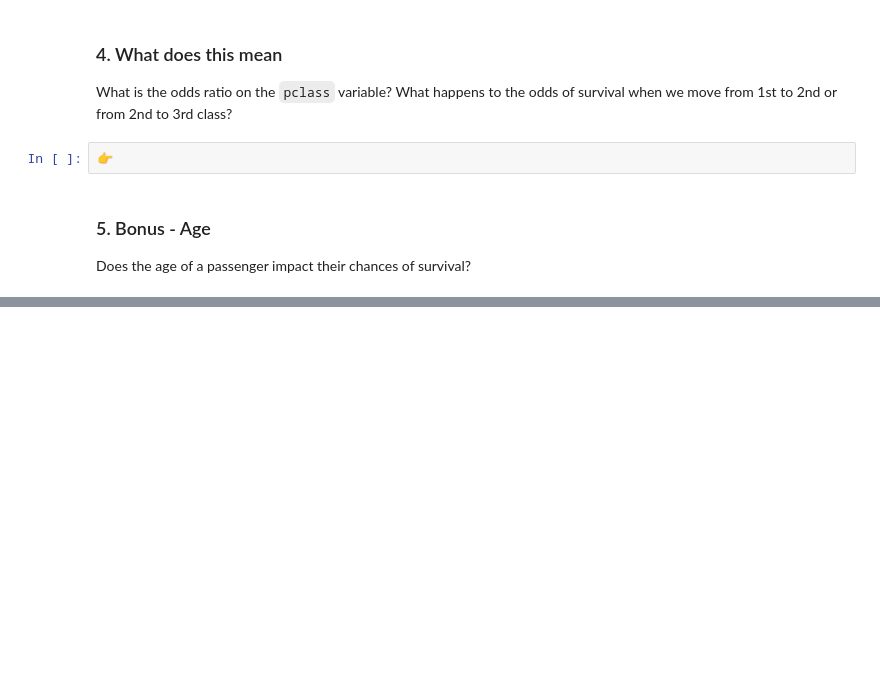
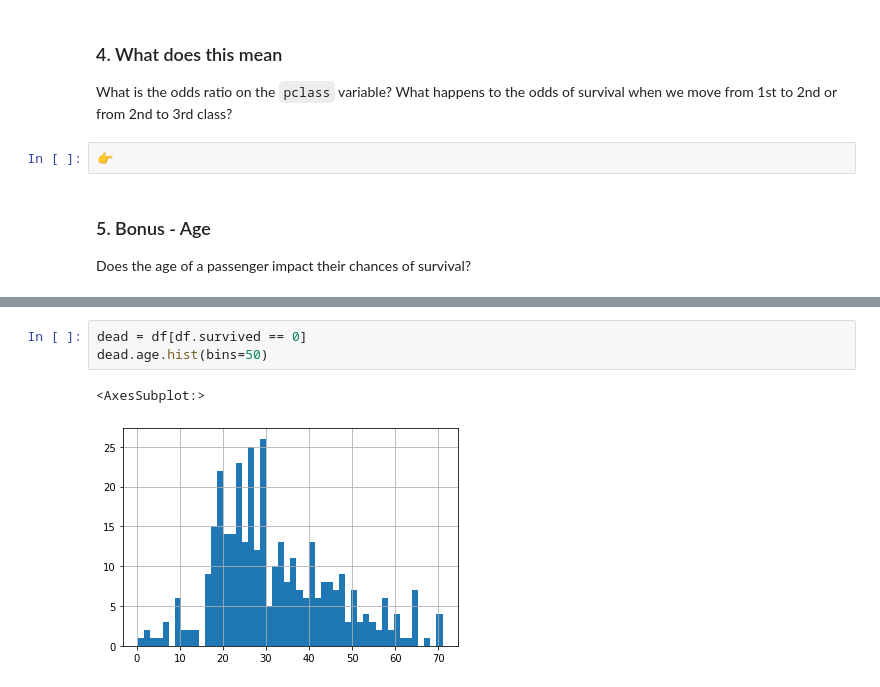
Before and after one commit to code4journalism/logistic-regression-titanic-and-coaches-chuqin-luiz-and-areena, a Jupyter notebook: logistic-regression-titanic.ipynb, the cells around one changed output, grey strips where cells are left out. Drawn from its saved outputs; the diff is of its cells as text; blank space fills up the shorter version.

```diff
--- a/logistic-regression-titanic.ipynb
+++ b/logistic-regression-titanic.ipynb
@@ -214,0 +328,6 @@ Does the age of a passenger impact their chances of survival?
+# %%
+dead = df[df.survived == 0]
+dead.age.hist(bins=50)
+# %% [output]
+<AxesSubplot:>
+[figure, added]
```
Also changed, not shown: parts of 21 cells of this notebook.
